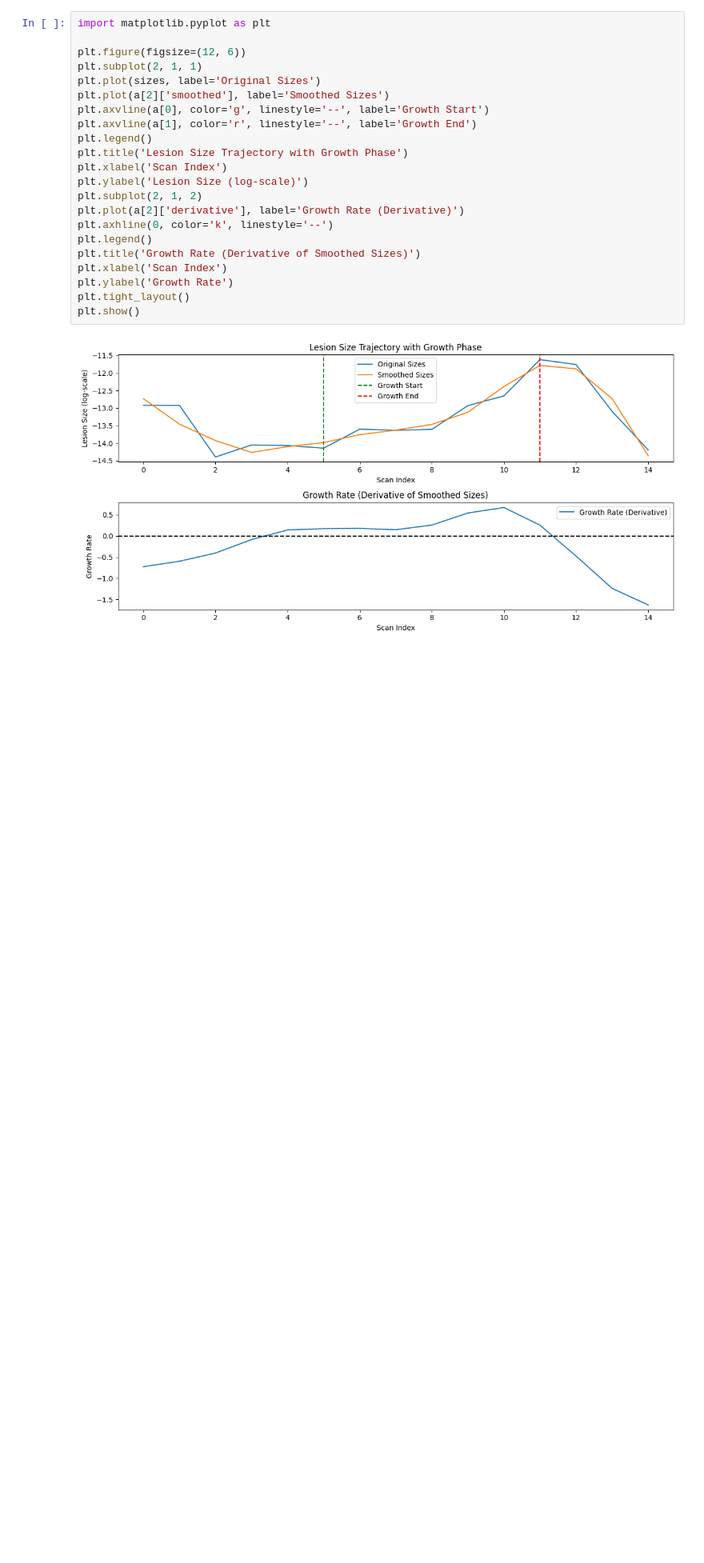
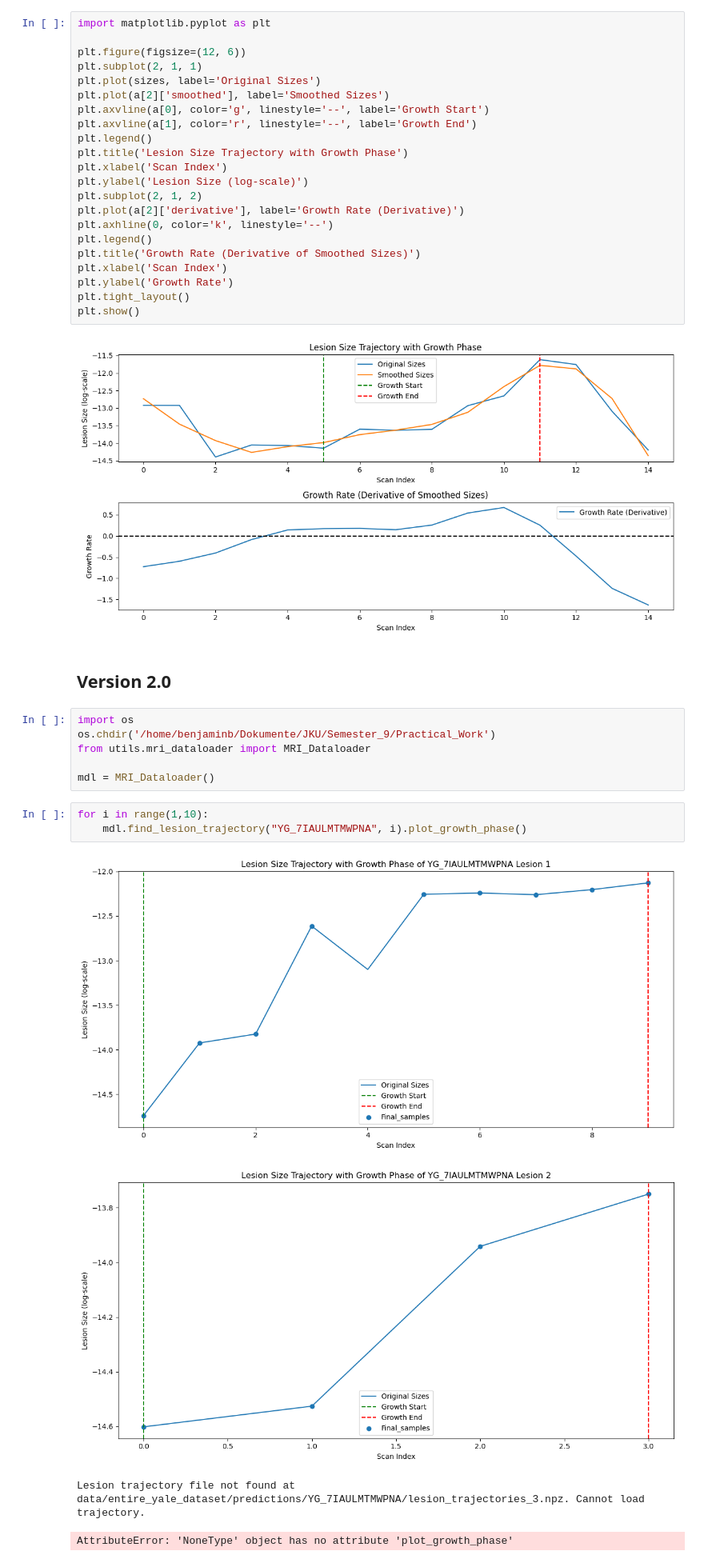
Before and after one commit to steilgedacht/thesis-project, a Jupyter notebook: experiments/02_finding_the_longest_only_growing_subsequence/inr.ipynb, the cells around one changed output. Shown at 80% size. Drawn from its saved outputs; the diff is of its cells as text; blank space fills up the shorter version.

```diff
--- a/experiments/02_finding_the_longest_only_growing_subsequence/inr.ipynb
+++ b/experiments/02_finding_the_longest_only_growing_subsequence/inr.ipynb
@@ -484,3 +484,19 @@ plt.tight_layout()
 plt.show()
 # %% [output]
 [figure]
+# %% [markdown]
+## Version 2.0
+# %%
+import os
+os.chdir('/home/benjaminb/Dokumente/JKU/Semester_9/Practical_Work')
+from utils.mri_dataloader import MRI_Dataloader
+
+mdl = MRI_Dataloader()
+# %%
+for i in range(1,10):
+    mdl.find_lesion_trajectory("YG_7IAULMTMWPNA", i).plot_growth_phase()
+# %% [output]
+[figure, added]
+[figure, added]
+Lesion trajectory file not found at data/entire_yale_dataset/predictions/YG_7IAULMTMWPNA/lesion_trajectories_3.npz. Cannot load trajectory.
+AttributeError: 'NoneType' object has no attribute 'plot_growth_phase'
```
Also changed, not shown: parts of 3 cells of this notebook, 4 other files.
